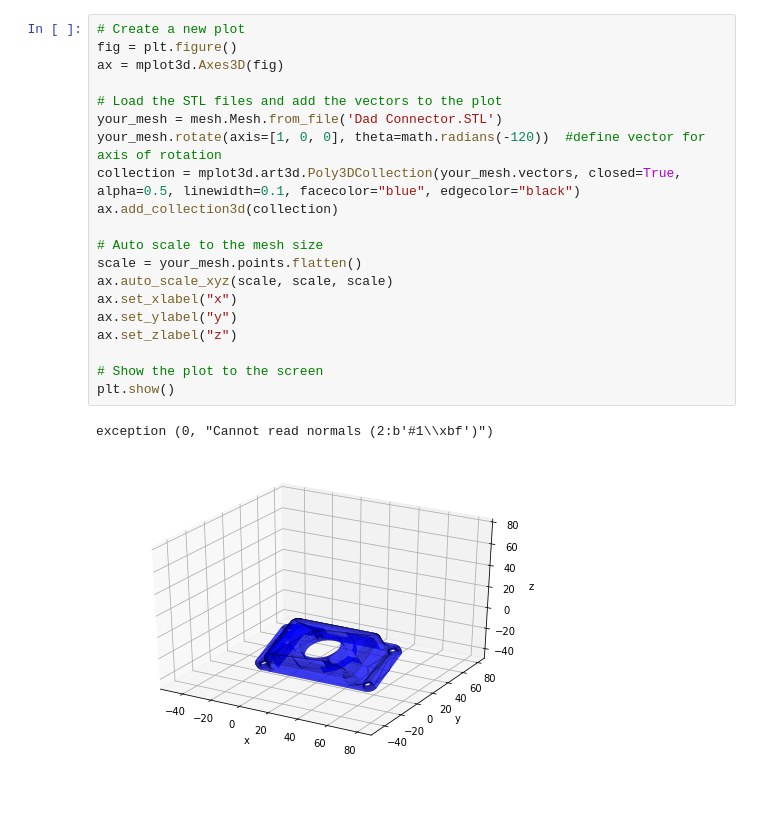
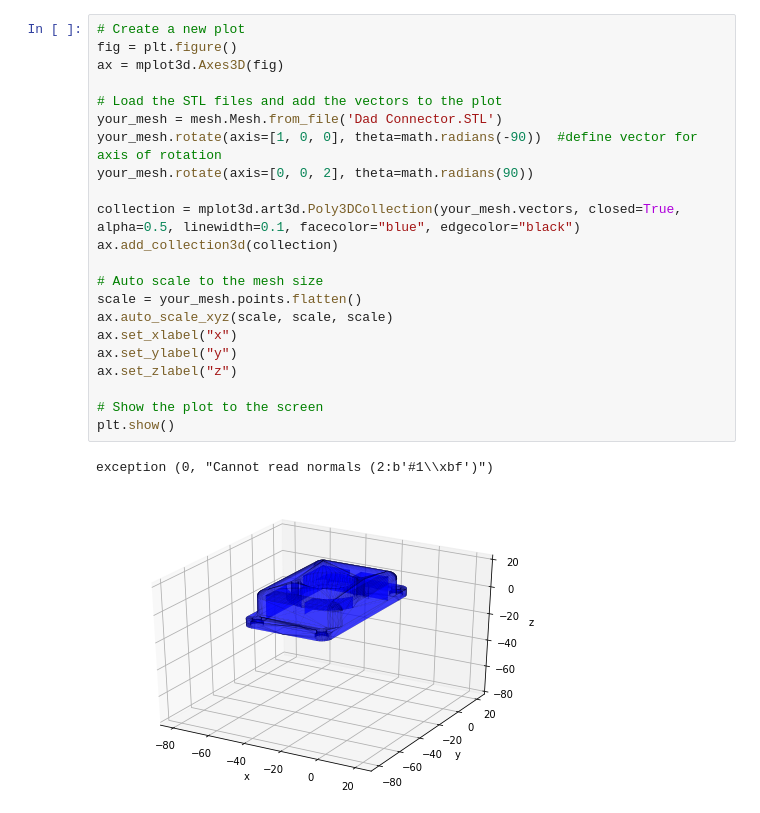
Before and after one commit to choiboy92/knee_parallax, a Jupyter notebook: np_stl_test.ipynb, the cells around one changed output. Cells and saved outputs as stored; diff of their text form.

```diff
--- a/np_stl_test.ipynb
+++ b/np_stl_test.ipynb
@@ -15,23 +23,25 @@ Requirement already satisfied: python-utils>=1.6.2 in /usr/local/lib/python3.7/d
 # %%
 # Create a new plot
 fig = plt.figure()
 ax = mplot3d.Axes3D(fig)
 
 # Load the STL files and add the vectors to the plot
 your_mesh = mesh.Mesh.from_file('Dad Connector.STL')
-your_mesh.rotate(axis=[1, 0, 0], theta=math.radians(-120))  #define vector for axis of rotation
+your_mesh.rotate(axis=[1, 0, 0], theta=math.radians(-90))  #define vector for axis of rotation
+your_mesh.rotate(axis=[0, 0, 2], theta=math.radians(90))
+
 collection = mplot3d.art3d.Poly3DCollection(your_mesh.vectors, closed=True, alpha=0.5, linewidth=0.1, facecolor="blue", edgecolor="black")
 ax.add_collection3d(collection)
 
 # Auto scale to the mesh size
 scale = your_mesh.points.flatten()
 ax.auto_scale_xyz(scale, scale, scale)
 ax.set_xlabel("x")
 ax.set_ylabel("y")
 ax.set_zlabel("z")
 
 # Show the plot to the screen
 plt.show()
 # %% [output]
 exception (0, "Cannot read normals (2:b'#1\\xbf')")
-[figure, old version]
+[figure, new version]
```
Also changed, not shown: parts of 4 cells of this notebook.
